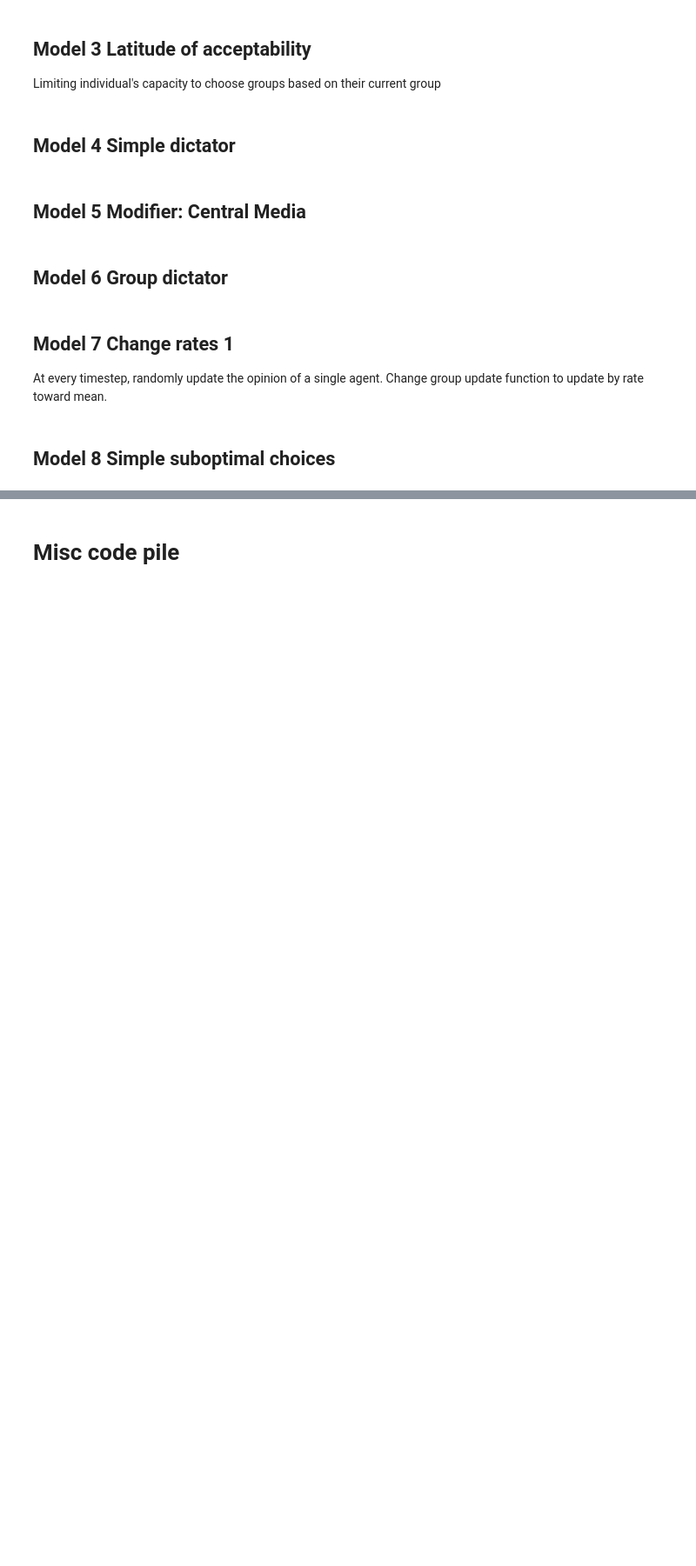
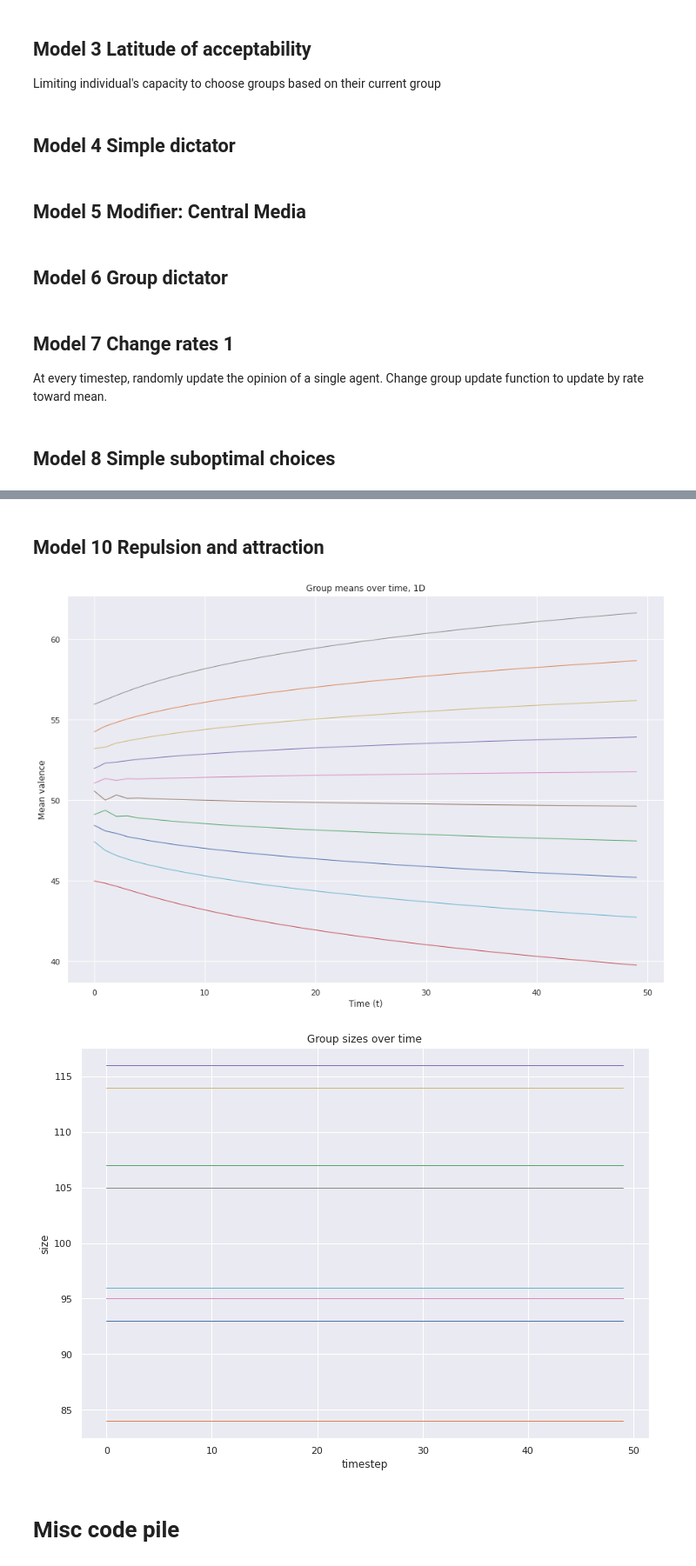
Before and after one commit to vincentmwong/groupshift-model, a Jupyter notebook: Groupshift_Model.ipynb, the cells around one changed output, grey strips where cells are left out. Shown: that part at 87% size. Cells and saved outputs as stored; diff of their text form; code cells hidden in the pictures; blank space fills up the shorter version.

Commit message:
Create repulsion force between groups in Model 10

```diff
--- a/Groupshift_Model.ipynb
+++ b/Groupshift_Model.ipynb
@@ -109,5 +110,5 @@ from copy import deepcopy
 # %%
-def doNothing(): #For debugging purposes when a function needs to be passed in
+def doNothing(self, public_info, kwargs): #For debugging purposes when a function needs to be passed in
   pass
 
 clamp = lambda n, minn, maxn: max(min(maxn, n), minn)
@@ -118,6 +119,13 @@ def grabMeans(netw,grouplist):
 def grabGroupsize(netw,grouplist):
   return {group: len(list(netw.neighbors(group))) for group in grouplist}
 
+# def grabDifferenceStats(netw,grouplist):
+#   meanvaldiff
+#   meanvalvarr
+
+#   for group in grouplist:
+#     list(netw.neighbors(group))
+
 def distMatrix1D(m): #Coded this up quickly because I'm too lazy to import scipy
   m = np.array(m)
   dist = np.tile(m,(len(m),1))
@@ -197,8 +205,8 @@ class GroupshiftSim():
       self.groupShift(self)
 
       #Save out the statistical data
-      thesemeans = grabMeans(self.g,self.grouplist)
-      thesesizes = grabGroupsize(self.g,self.grouplist)
+      thesemeans = deepcopy(grabMeans(self.g,self.grouplist))
+      thesesizes = deepcopy(grabGroupsize(self.g,self.grouplist))
       self.savemeans.append(thesemeans)
       self.savesizes.append(thesesizes)
 
@@ -224,7 +232,7 @@ class GroupshiftSim():
     plt.title("Group means over time, 1D")
     plt.xlabel("Time (t)")
     plt.ylabel("Mean valence")
-    plt.ylim(self.lowvalence,self.highvalence)
+    #plt.ylim(self.lowvalence,self.highvalence)
     if legend:
       plt.legend()
     plt.show()
@@ -719,0 +761,2 @@ testSim.plotIndivDist(overall=False)
+# %% [markdown]
+## Model 10 Repulsion and attraction
@@ -719,0 +801,8 @@ testSim.plotIndivDist(overall=False)
+# %%
+num_nodes = 1000
+num_groups = 10
+timesteps = 50
+
+testSim = GroupshiftSim(groupshift_function = groupshiftRepulseAttract,
+                        indivchoice_function = doNothing,
+                        save_timesteps=list(range(0,timesteps,1000)))
@@ -720,2 +812,8 @@ testSim.plotIndivDist(overall=False)
+# %%
+testSim.plotTimelineMeans(legend=False)
+testSim.plotTimelineSizes(legend=False)
+# %% [output]
+[figure, added]
+[figure, added]
 # %% [markdown]
 # Misc code pile
```
Also changed, not shown: parts of 19 cells of this notebook.
